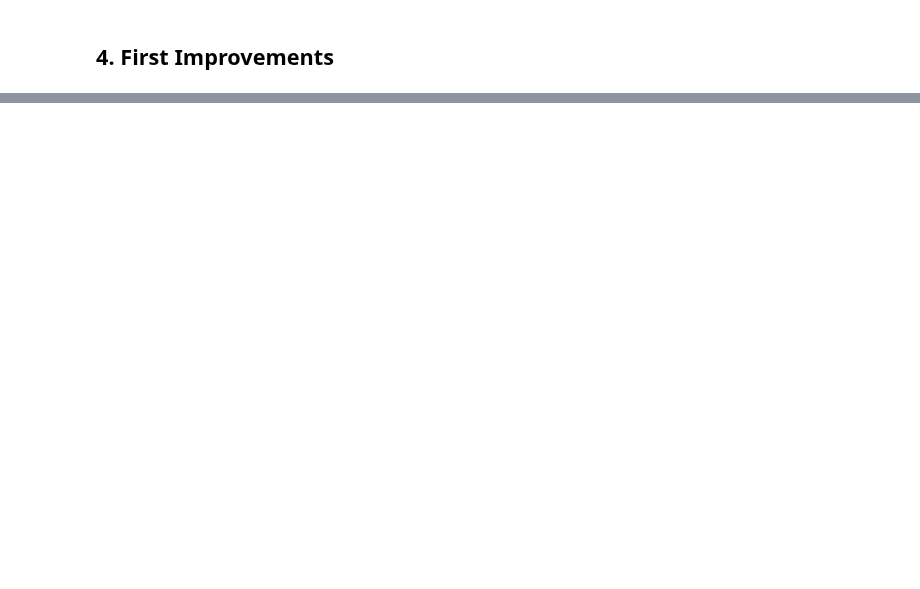
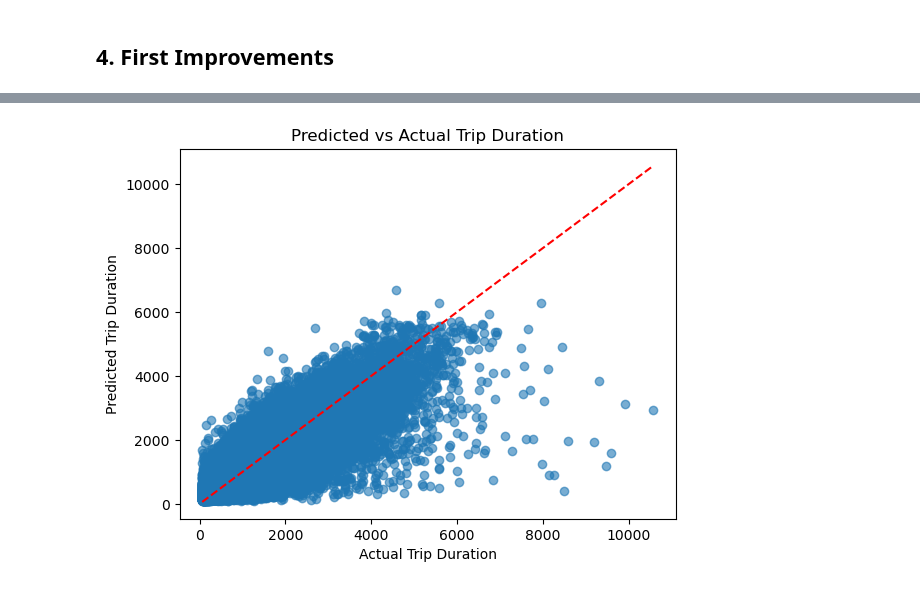
Before and after one commit to charralbert/Taxi_Trip_Duration, a Jupyter notebook: project_deliverable2_Group33.ipynb, the cells around one changed output, grey strips where cells are left out. Cells and saved outputs as stored; diff of their text form; code cells hidden in the pictures; blank space fills up the shorter version.

```diff
--- a/project_deliverable2_Group33.ipynb
+++ b/project_deliverable2_Group33.ipynb
@@ -248,0 +285,9 @@ The prediction error plot shows a linear pattern and indicates our model is curr
+# %%
+plt.scatter(y_test_2, y_pred_2, alpha=0.6)
+plt.xlabel("Actual Trip Duration")
+plt.ylabel("Predicted Trip Duration")
+plt.title("Predicted vs Actual Trip Duration")
+plt.plot([y_test_2.min(), y_test_2.max()], [y_test_2.min(), y_test_2.max()], 'r--')  # perfect line
+plt.show()
+# %% [output]
+[figure, added]
```
Also changed, not shown: parts of 7 cells of this notebook.
